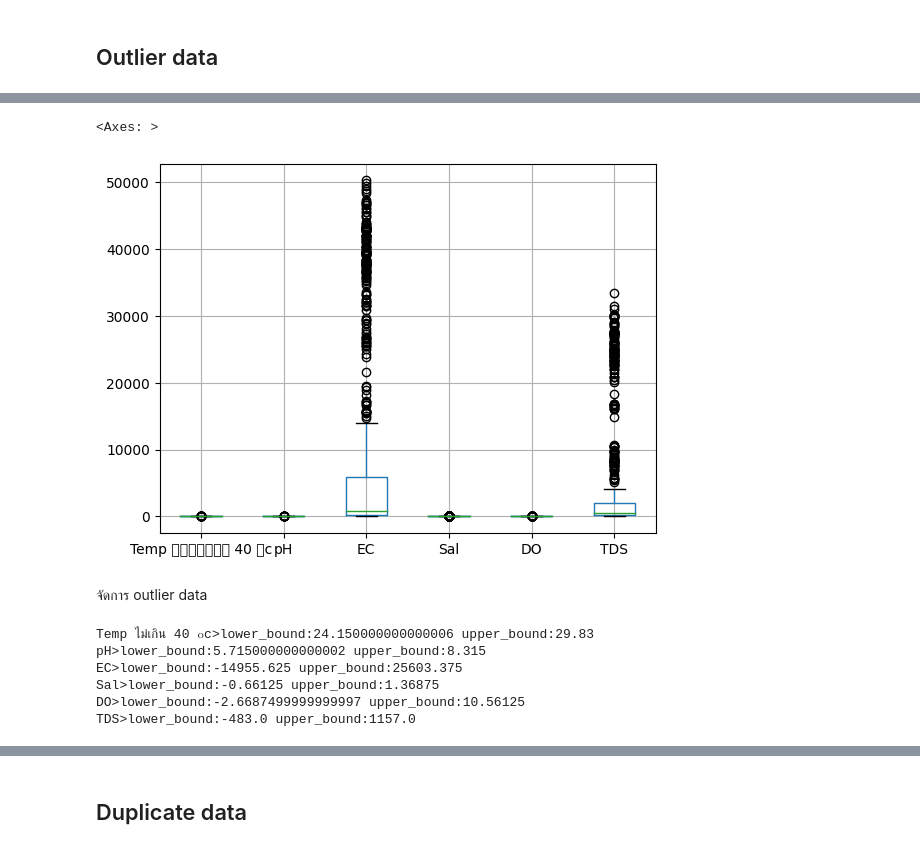
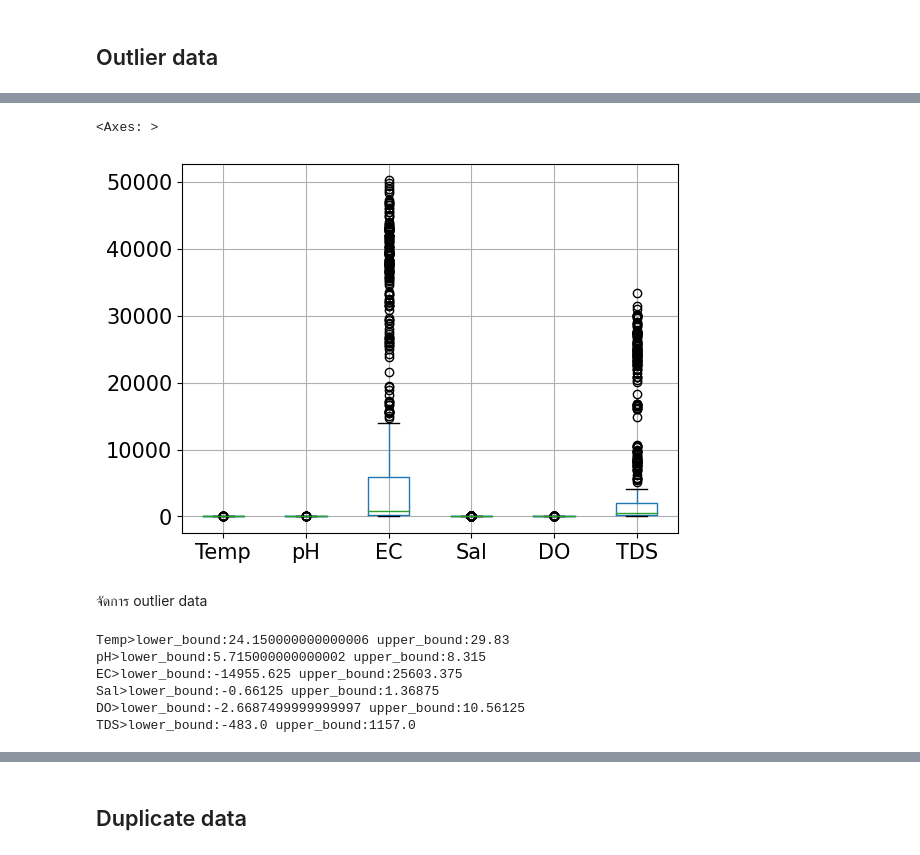
Before and after one commit to kittizz/water_quality_data_collection, a Jupyter notebook: water_quality_data_collection-v2-2.ipynb, the cells around one changed output, grey strips where cells are left out. Saved outputs shown, nothing was run; the diff lists cells and outputs as text; code cells hidden in the pictures.

```diff
--- a/water_quality_data_collection-v2-2.ipynb
+++ b/water_quality_data_collection-v2-2.ipynb
@@ -43,15 +47,25 @@ directory = Path(r'./dataset2/')
 # Find all CSV and XLS files in the directory and its subdirectories
 xlsx = list(directory.rglob('*.xlsx'))
 # %%
-from pandas import DataFrame
+sim_base = {}
+df_concat = pd.DataFrame()
 
-
-df_concat = DataFrame()
 
 for xls in xlsx:
     for sheet in list(pd.ExcelFile(xls).sheet_names):
         df_concat = pd.concat(
             [df_concat, pd.read_excel(xls, sheet_name=sheet)], axis=0)
+        # match = re.search(r'\((\D+\.\D+\.)\d+\)', xls.name)
+
+        # if match:
+        #     month_abbreviation = match.group(1)
+        #     if month_abbreviation not in sim_base:
+        #         sim_base[month_abbreviation] = {min: 0, max: 0}
+        #     if sim_base[month_abbreviation][min] > df_concat.:
+        #         sim_base[month_abbreviation][min] = df_concat.min(skipna=True)
+        #     if sim_base[month_abbreviation][max] < df_concat.max(skipna=True):
+        #         sim_base[month_abbreviation][max] = df_concat.max(skipna=True)
+df_concat.columns.values[0] = 'date'
 df_concat.columns = df_concat.iloc[0]
 df_concat.columns = df_concat.columns.str.replace('\n', '')
 df_concat = df_concat.drop(0)
@@ -90,4 +104,4 @@ Index(['ลำดับที่', 'จุดตรวจ', 'ค่าพิก
 # %%
 
 # เลือกเฉพาะ columns
-df = df[["Temp ไม่เกิน 40 ๐c", "pH", "EC", "Sal",	"DO",	"TDS"]]
+df = df[["วัน/เดือน/ปี", "Temp ไม่เกิน 40 ๐c", "pH", "EC", "Sal",	"DO",	"TDS"]]
@@ -110,3 +108,6 @@ df
+# %%
+df.columns.values[0] = "Date"
+df.columns.values[1] = "Temp"
 # %% [markdown]
 ## missing value
 # %%
@@ -128,6 +132,6 @@ for col in df.columns:
 # %%
 # ลบข้อมูลที่มี missing value ออกไป
-df.dropna(inplace=True)
+df.dropna(subset=df.columns.to_list()[1:], inplace=True)
 # %%
 df.isnull().sum()
 # %% [output]
@@ -169,8 +174,8 @@ array([[<Axes: title={'center': 'Temp ไม่เกิน 40 ๐c'}>,
 # %%
-df.boxplot()
+df.loc[:, df.columns != 'Date'].boxplot()
 # %% [output]
 <Axes: >
-[figure, old version]
+[figure, new version]
 # %% [markdown]
 จัดการ outlier data
 # %%
@@ -188,13 +193,12 @@ def remove_outliers_iqr(dataframe, columns):
             dataframe[column] <= upper_bound)]
     return dataframe
 # %%
-# DO	EC	Temp	Salinity	Turbidity	BOD	COD
 df_out = df.copy()
 
 df_out = remove_outliers_iqr(
-    df_out, ["Temp ไม่เกิน 40 ๐c", "pH", "EC", "Sal",	"DO",	"TDS"])
+    df_out, ["Temp", "pH", "EC", "Sal",	"DO",	"TDS"])
 # %% [output]
-Temp ไม่เกิน 40 ๐c>lower_bound:24.150000000000006 upper_bound:29.83
+Temp>lower_bound:24.150000000000006 upper_bound:29.83
 pH>lower_bound:5.715000000000002 upper_bound:8.315
 EC>lower_bound:-14955.625 upper_bound:25603.375
 Sal>lower_bound:-0.66125 upper_bound:1.36875
```
Also changed, not shown: parts of 23 cells of this notebook, 1 other file.
